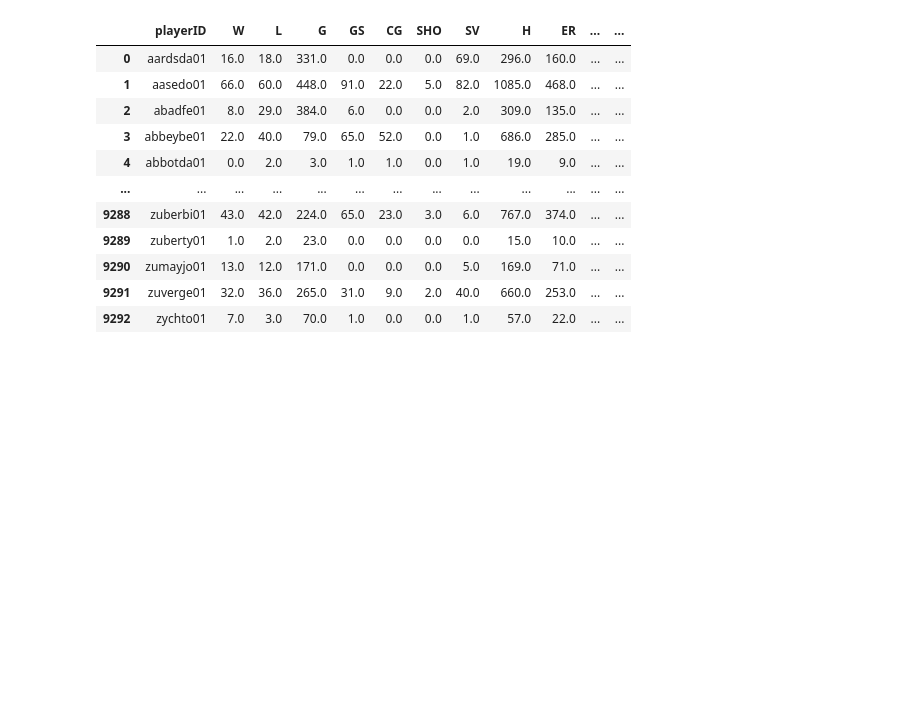
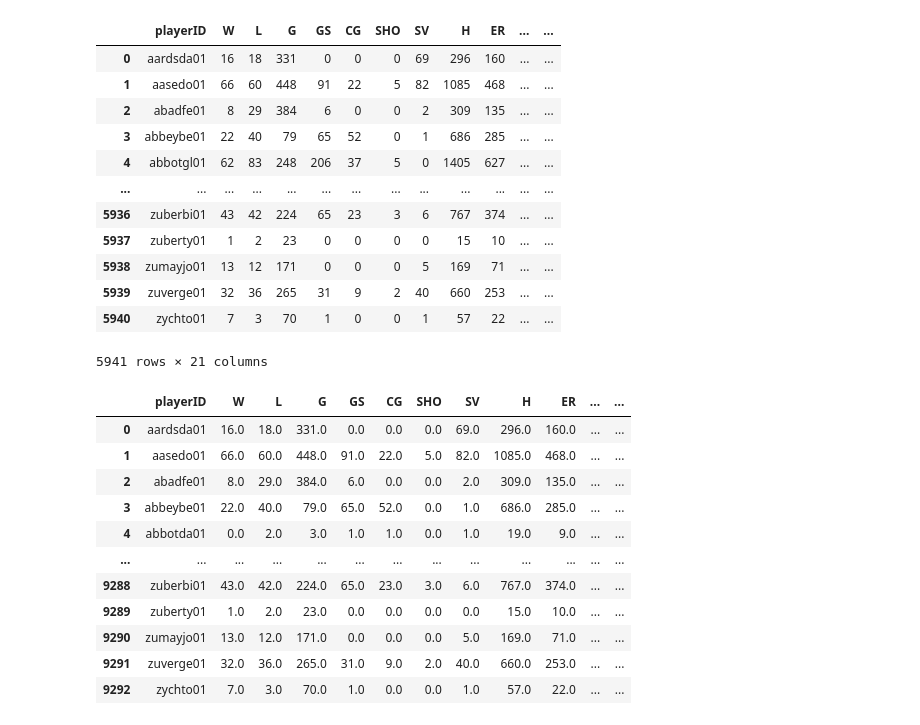
Before and after one commit to greensleeves8/Final_Project_Baseball, a Jupyter notebook: Machine Learning Models/Pitcher_RFCModel.ipynb, the cells around one changed output. Drawn from its saved outputs; the diff is of its cells as text; code cells hidden in the pictures; blank space fills up the shorter version.

```diff
--- a/Machine Learning Models/Pitcher_RFCModel.ipynb
+++ b/Machine Learning Models/Pitcher_RFCModel.ipynb
@@ -8,0 +45,18 @@ from pathlib import Path
+# %%
+# import entire hall_pitching table from postgres to dataframe
+career_pitching = pd.read_sql('SELECT * FROM career_pitching', conn)
+career_pitching
+# %% [output]
+|  | playerID | W | L | G | GS | CG | SHO | SV | H | ER | ... | ... |
+| 0 | aardsda01 | 16 | 18 | 331 | 0 | 0 | 0 | 69 | 296 | 160 | ... | ... |
+| 1 | aasedo01 | 66 | 60 | 448 | 91 | 22 | 5 | 82 | 1085 | 468 | ... | ... |
+| 2 | abadfe01 | 8 | 29 | 384 | 6 | 0 | 0 | 2 | 309 | 135 | ... | ... |
+| 3 | abbeybe01 | 22 | 40 | 79 | 65 | 52 | 0 | 1 | 686 | 285 | ... | ... |
+| 4 | abbotgl01 | 62 | 83 | 248 | 206 | 37 | 5 | 0 | 1405 | 627 | ... | ... |
+| ... | ... | ... | ... | ... | ... | ... | ... | ... | ... | ... | ... | ... |
+| 5936 | zuberbi01 | 43 | 42 | 224 | 65 | 23 | 3 | 6 | 767 | 374 | ... | ... |
+| 5937 | zuberty01 | 1 | 2 | 23 | 0 | 0 | 0 | 0 | 15 | 10 | ... | ... |
+| 5938 | zumayjo01 | 13 | 12 | 171 | 0 | 0 | 0 | 5 | 169 | 71 | ... | ... |
+| 5939 | zuverge01 | 32 | 36 | 265 | 31 | 9 | 2 | 40 | 660 | 253 | ... | ... |
+| 5940 | zychto01 | 7 | 3 | 70 | 1 | 0 | 0 | 1 | 57 | 22 | ... | ... |
+5941 rows × 21 columns
```
Also changed, not shown: parts of 5 cells of this notebook, 1 other file.
